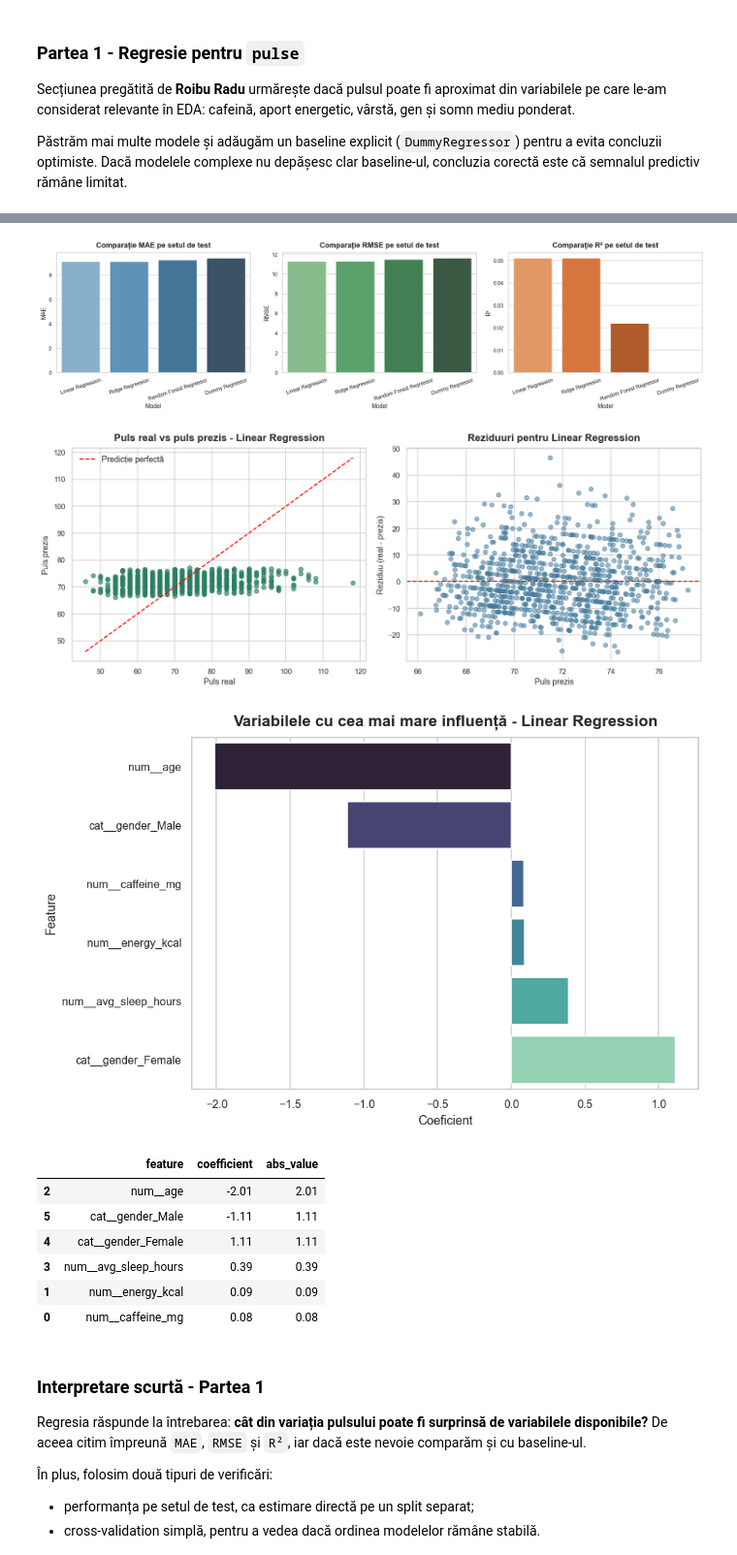
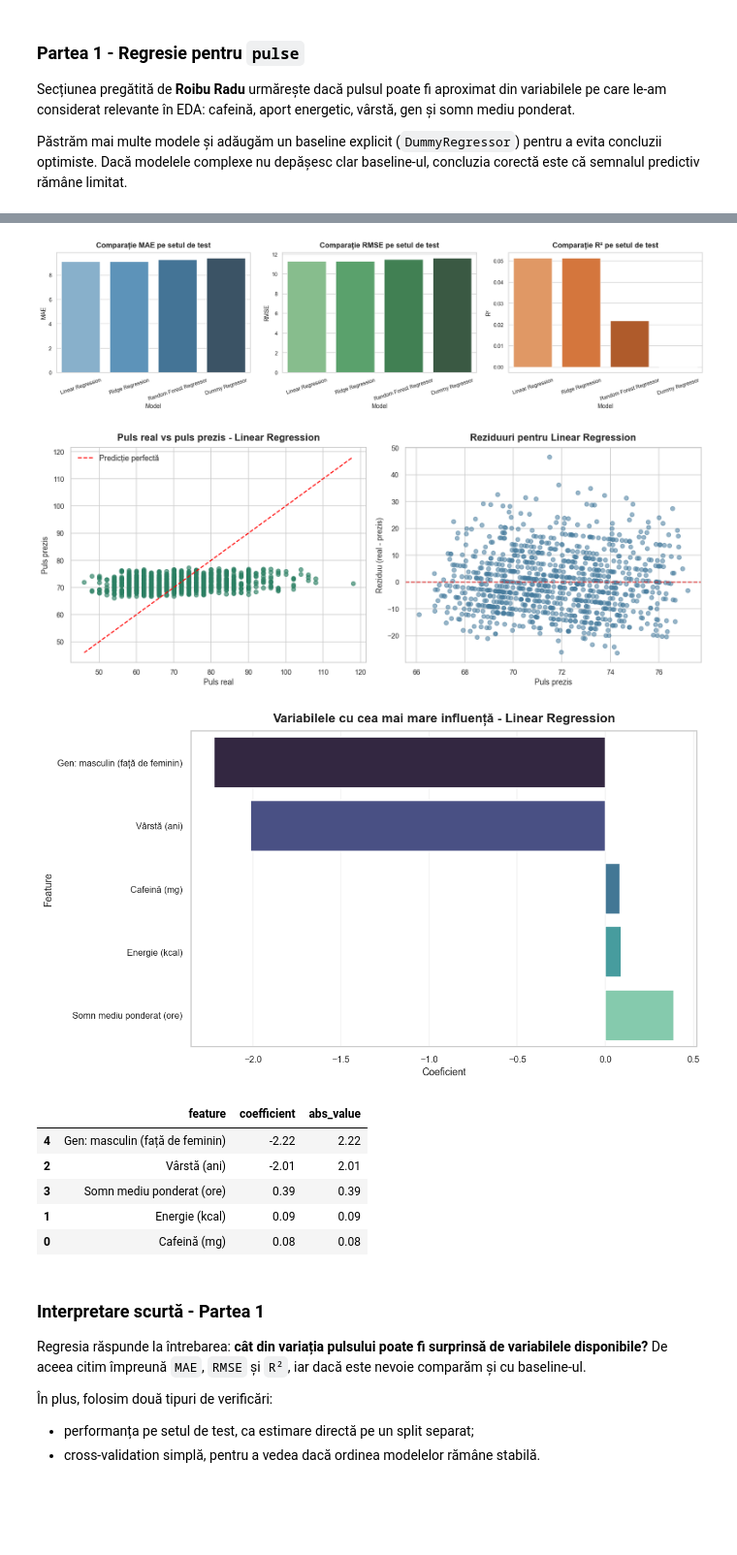
Before and after one commit to RaduRoibu23/AAD-Project, a Jupyter notebook: AAD_checkpoint_1_2.ipynb, the cells around one changed output, grey strips where cells are left out. Shown at 97% size. Saved outputs shown, nothing was run; the diff lists cells and outputs as text; code cells hidden in the pictures; blank space fills up the shorter version.

```diff
--- a/AAD_checkpoint_1_2.ipynb
+++ b/AAD_checkpoint_1_2.ipynb
@@ -1986,7 +2029,7 @@ axes[2].tick_params(axis="x", rotation=18)
 plt.tight_layout()
 plt.show()
 
-fig, axes = plt.subplots(1, 2, figsize=(13, 5.2))
+fig, axes = plt.subplots(1, 2, figsize=(13.5, 5.4))
 
 axes[0].scatter(y_test_reg, best_regression_pred, alpha=0.65, color="#2a7f62")
 axes[0].plot(
@@ -2005,50 +2048,54 @@ axes[1].scatter(best_regression_pred, residuals_best_regression, alpha=0.55, col
 axes[1].axhline(0, color="#d62828", linestyle="--", linewidth=1.5)
 axes[1].set_title(f"Reziduuri pentru {best_regression_model_name}")
 axes[1].set_xlabel("Puls prezis")
 axes[1].set_ylabel("Reziduu (real - prezis)")
 
 plt.tight_layout()
 plt.show()
 
-regression_feature_names = regression_interpretable_model.named_steps["preprocessor"].get_feature_names_out()
+regression_raw_feature_names, regression_clean_feature_names = get_clean_feature_names(
+    regression_interpretable_model.named_steps["preprocessor"]
+)
 if regression_interpretable_model_name in ["Linear Regression", "Ridge Regression"]:
     regression_feature_values = regression_interpretable_model.named_steps["model"].coef_
     value_column = "coefficient"
     x_label = "Coeficient"
 else:
     regression_feature_values = regression_interpretable_model.named_steps["model"].feature_importances_
     value_column = "importance"
     x_label = "Importanță"
 
 best_regression_importance_df = pd.DataFrame({
-    "feature": regression_feature_names,
+    "raw_feature": regression_raw_feature_names,
+    "feature": regression_clean_feature_names,
     value_column: regression_feature_values,
 })
 best_regression_importance_df["abs_value"] = best_regression_importance_df[value_column].abs()
 best_regression_importance_df = best_regression_importance_df.sort_values("abs_value", ascending=False)
 
 feature_plot_df = best_regression_importance_df.head(10).sort_values(value_column)
 
-plt.figure(figsize=(8.5, 5.5))
-sns.barplot(data=feature_plot_df, x=value_column, y="feature", palette="mako")
-plt.title(f"Variabilele cu cea mai mare influență - {regression_interpretable_model_name}")
-plt.xlabel(x_label)
-plt.ylabel("Feature")
+fig, ax = plt.subplots(figsize=(10.5, 6.0))
+sns.barplot(data=feature_plot_df, x=value_column, y="feature", palette="mako", ax=ax)
+ax.set_title(f"Variabilele cu cea mai mare influență - {regression_interpretable_model_name}")
+ax.set_xlabel(x_label)
+ax.set_ylabel("Feature")
+ax.tick_params(axis="y", labelsize=10)
+ax.grid(axis="x", alpha=0.25)
 plt.tight_layout()
 plt.show()
 
-display(best_regression_importance_df.head(10))
+display(best_regression_importance_df[["feature", value_column, "abs_value"]].head(10))
 # %% [output]
-[figure, old version]
+[figure, new version]
 [figure]
-[figure, old version]
+[figure, new version]
 |  | feature | coefficient | abs_value |
-| 2 | num__age | -2.01 | 2.01 |
-| 5 | cat__gender_Male | -1.11 | 1.11 |
-| 4 | cat__gender_Female | 1.11 | 1.11 |
-| 3 | num__avg_sleep_hours | 0.39 | 0.39 |
-| 1 | num__energy_kcal | 0.09 | 0.09 |
-| 0 | num__caffeine_mg | 0.08 | 0.08 |
+| 4 | Gen: masculin (față de feminin) | -2.22 | 2.22 |
+| 2 | Vârstă (ani) | -2.01 | 2.01 |
+| 3 | Somn mediu ponderat (ore) | 0.39 | 0.39 |
+| 1 | Energie (kcal) | 0.09 | 0.09 |
+| 0 | Cafeină (mg) | 0.08 | 0.08 |
 # %% [markdown]
 ### Interpretare scurtă - Partea 1
 
```
Also changed, not shown: parts of 7 cells of this notebook.
